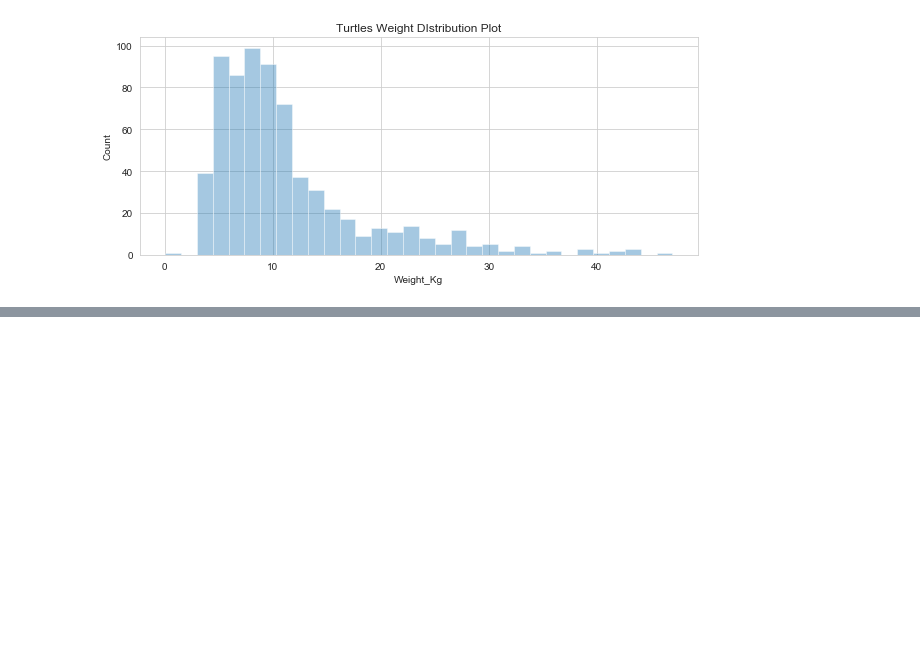
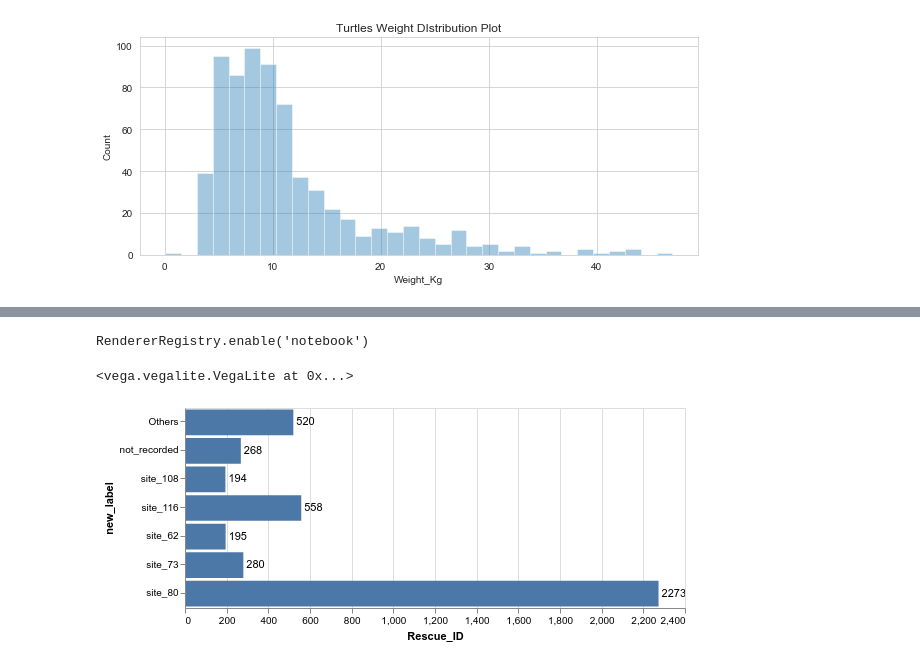
Before and after one commit to nyawanga/sea_turtles_rescue, a Jupyter notebook: Sea Turtle Rescue.ipynb, the cells around one changed output, grey strips where cells are left out. Cells and saved outputs as stored; diff of their text form; code cells hidden in the pictures; blank space fills up the shorter version.

Commit message:
altair test

```diff
--- a/Sea Turtle Rescue.ipynb
+++ b/Sea Turtle Rescue.ipynb
@@ -307,0 +362,25 @@ plt.show()
+# %%
+import altair as alt
+
+alt.renderers.enable("notebook")
+# %% [output]
+RendererRegistry.enable('notebook')
+# %%
+sorted_release_site = release_site.reset_index().sort_values('Rescue_ID', ascending = False)
+
+bars = alt.Chart(sorted_release_site).mark_bar().encode(
+    alt.Y('new_label'),
+    alt.X('Rescue_ID'),
+    tooltip=['Rescue_ID'],
+)
+text = bars.mark_text(
+    align = 'left',
+    baseline = 'middle',
+    dx = 3).encode(
+        text = 'Rescue_ID:Q'
+)
+
+(bars + text).properties(width = 500, height = 200).interactive()
+# %% [output]
+<vega.vegalite.VegaLite at 0x...>
+[figure, added]
```
Also changed, not shown: parts of 9 cells of this notebook.
